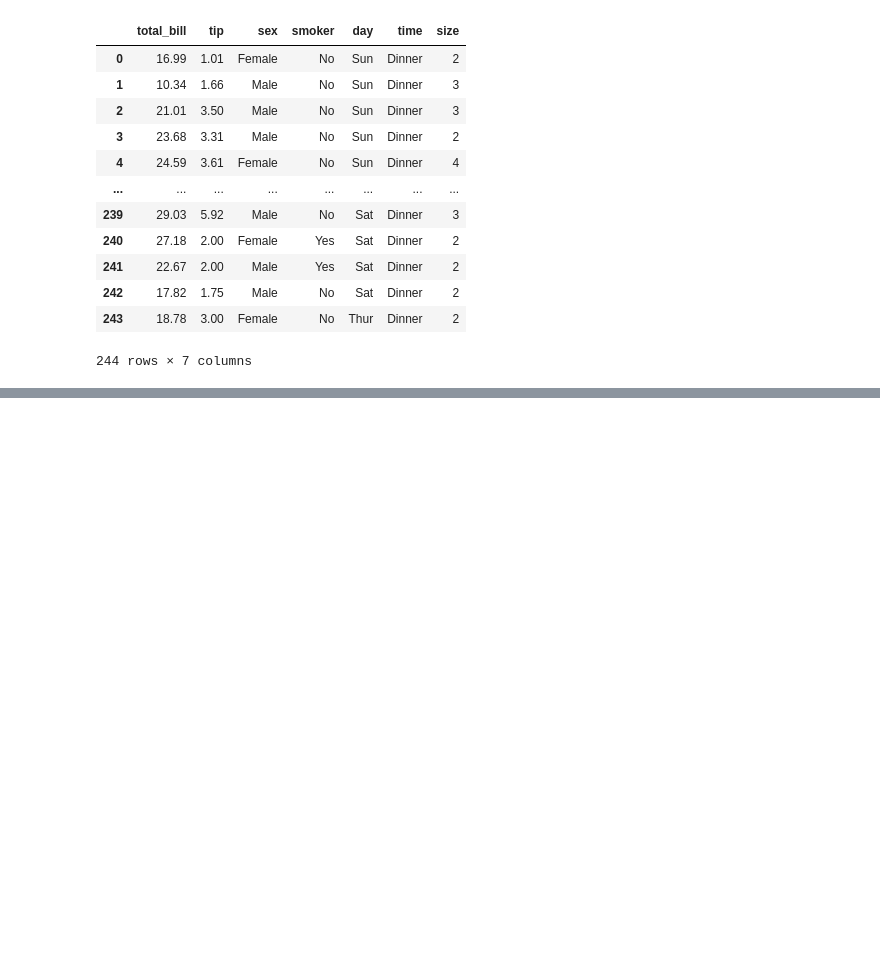
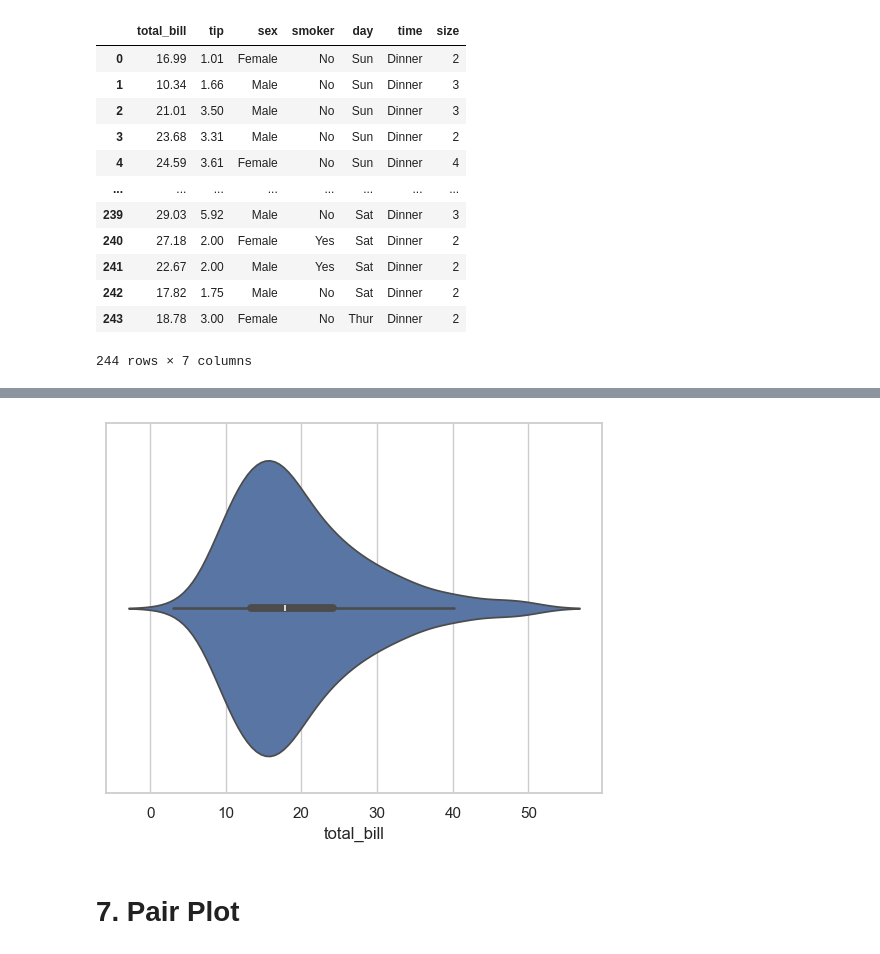
Before and after one commit to lukhi-laksh/Python-Seaborn, a Jupyter notebook: Advance.ipynb, the cells around one changed output, grey strips where cells are left out. Saved outputs shown, nothing was run; the diff lists cells and outputs as text; code cells hidden in the pictures; blank space fills up the shorter version.

```diff
--- a/Advance.ipynb
+++ b/Advance.ipynb
@@ -257,0 +286,10 @@ plt.show()
+# %%
+# for single violin
+sns.violinplot(x=var['total_bill'])
+# for vertical remove below comment
+# sns.violinplot(y=var['total_bill'])
+plt.show()
+# %% [output]
+[figure, added]
+# %% [markdown]
+# 7. Pair Plot
```
Also changed, not shown: parts of 30 cells of this notebook.
